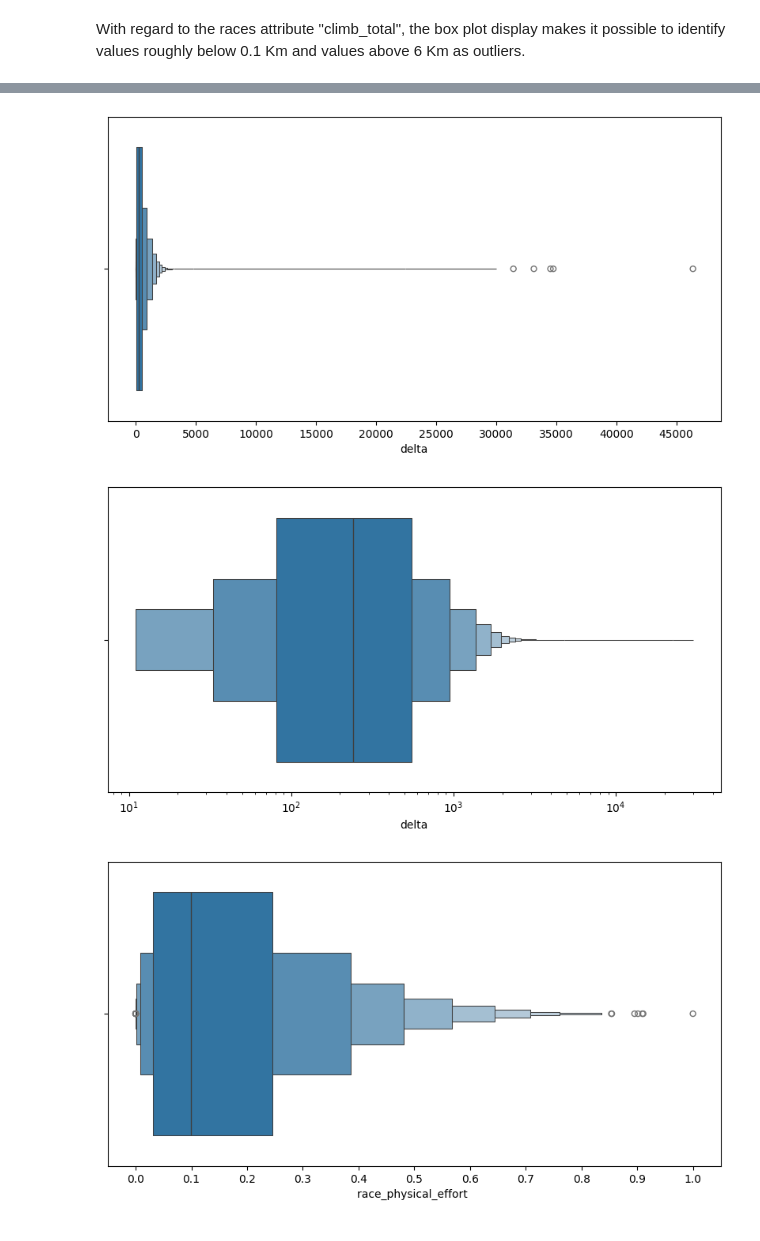
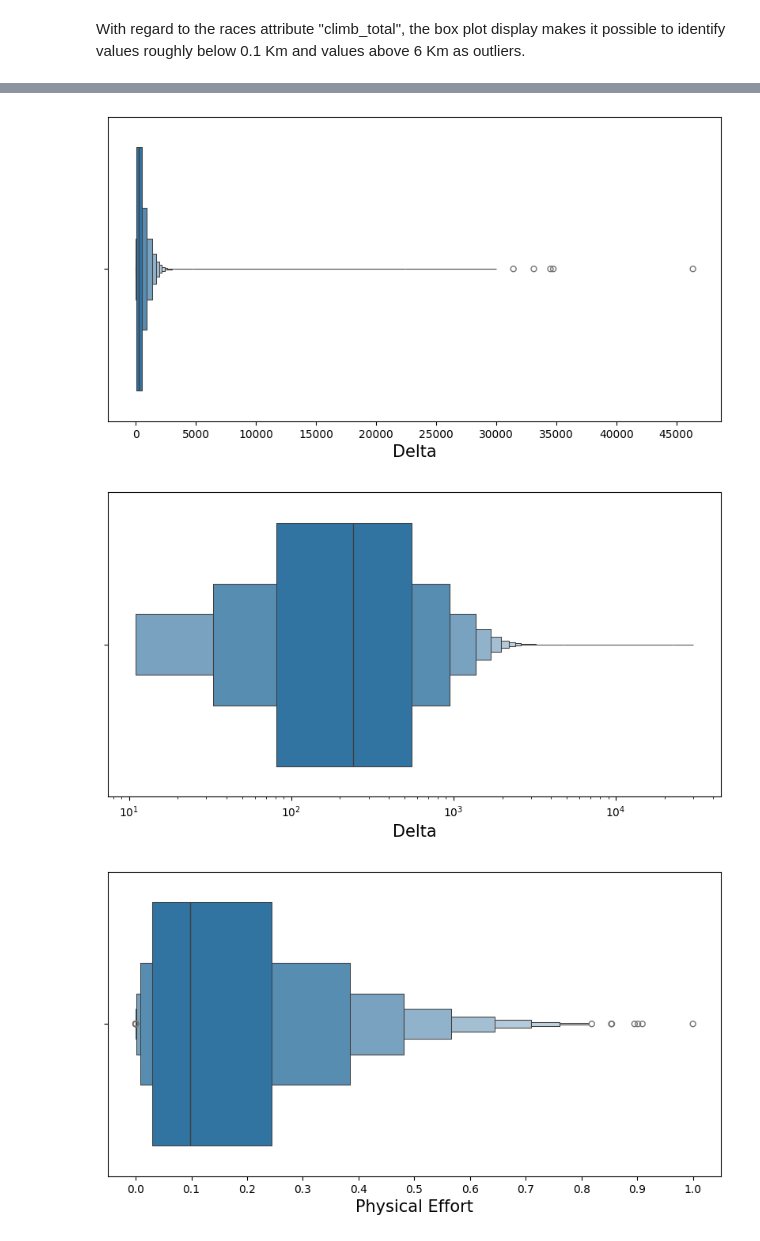
Before and after one commit to JacopoRaffi/DM_Project, a Jupyter notebook: TASK2/outlier_detection.ipynb, the cells around one changed output, grey strips where cells are left out. Saved outputs shown, nothing was run; the diff lists cells and outputs as text; code cells hidden in the pictures.

```diff
--- a/TASK2/outlier_detection.ipynb
+++ b/TASK2/outlier_detection.ipynb
@@ -237,23 +253,25 @@ The boxenplot displayed above shows the quantile levels distributions of the pos
 # %%
 tmp_df = pd.DataFrame({
     'race_name': dataset['race_name'],
     'race_url': dataset['race_url'],
     'year': dataset['date'].dt.year,
     'delta': dataset['delta']
 }).drop_duplicates().dropna()
 
 plt.figure(figsize=(10, 5))
-sb.boxenplot(x='delta', data=tmp_df, log_scale=False) #TODO: check with cleaned data
+sb.boxenplot(x='delta', data=tmp_df, log_scale=False)
 plt.gca().xaxis.set_major_locator(MultipleLocator(5000))
+plt.xlabel('Delta', fontsize=15)
 plt.show()
 # %% [output]
-[figure, old version]
+[figure, new version]
 # %%
 plt.figure(figsize=(10, 5))
-sb.boxenplot(x='delta', data=tmp_df, log_scale=True) #TODO: check with cleaned data
+sb.boxenplot(x='delta', data=tmp_df, log_scale=True)
+plt.xlabel('Delta', fontsize=15)
 plt.show()
 # %% [output]
-[figure, old version]
+[figure, new version]
 # %%
 tmp_df = pd.DataFrame({
     'race_name': dataset['race_name'],
@@ -265,7 +283,8 @@ tmp_df = pd.DataFrame({
 plt.figure(figsize=(10, 5))
 sb.boxenplot(x='race_physical_effort ', data=tmp_df, log_scale=False)
 plt.gca().xaxis.set_major_locator(MultipleLocator(0.1))
+plt.xlabel('Physical Effort', fontsize=15)
 plt.show()
 # %% [output]
-[figure, old version]
+[figure, new version]
 # %% [markdown]
```
Also changed, not shown: parts of 55 cells of this notebook, 2 other files.
